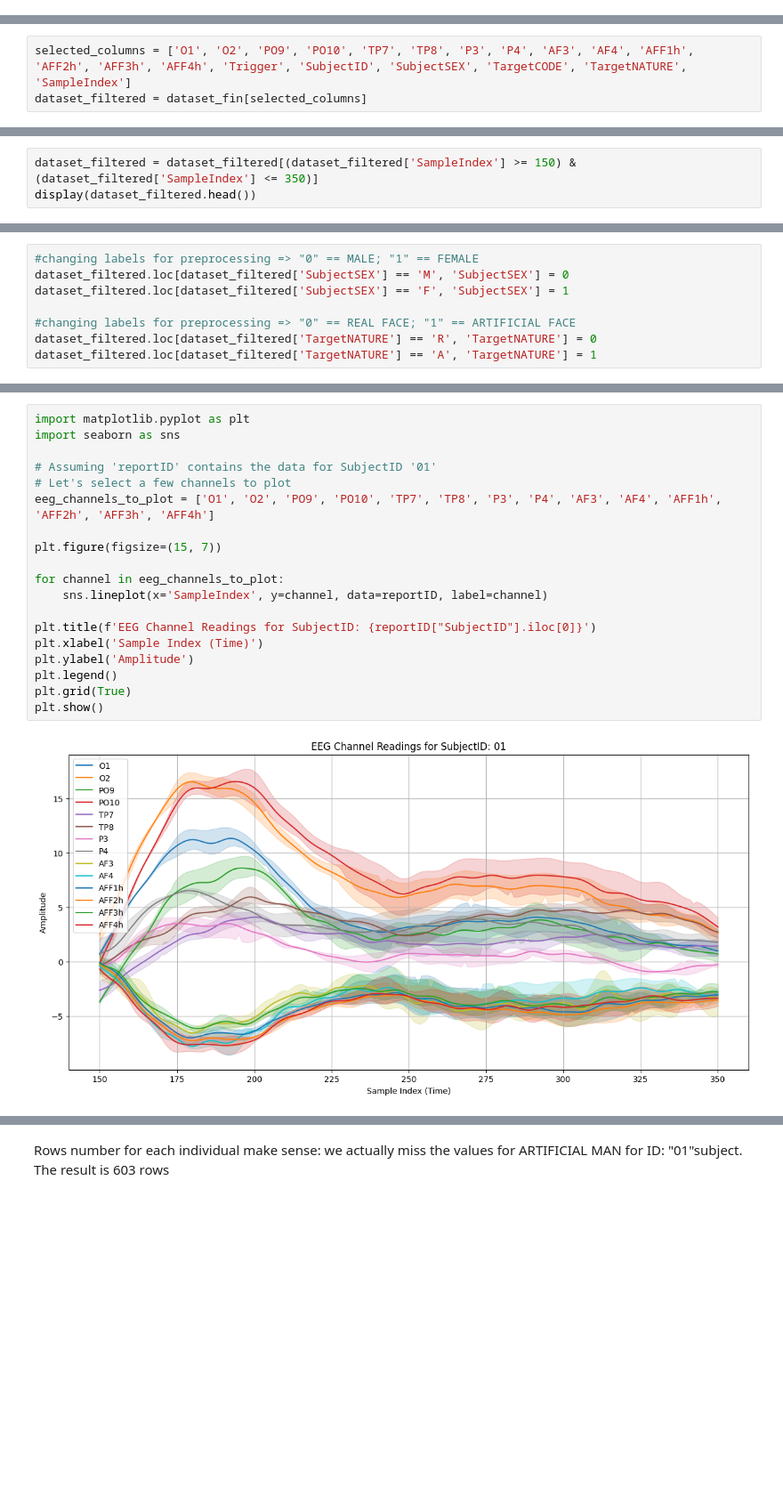
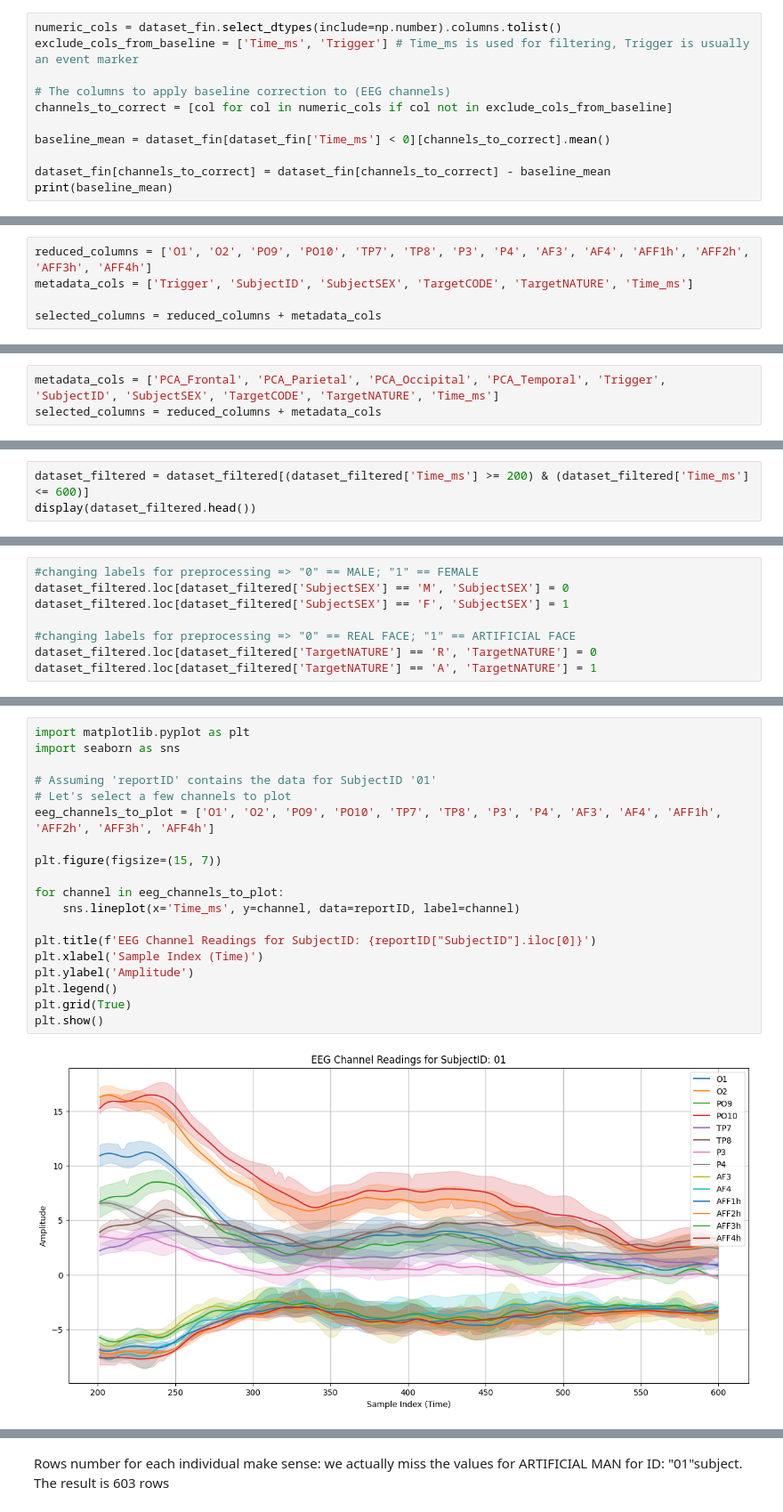
Before and after one commit to Pablo-Rimoldi/neural-classification-artificial-faces, a Jupyter notebook: notebooks/PREPROCESSING_EEG.ipynb, the cells around one changed output, grey strips where cells are left out. Shown at 89% size. Cells and saved outputs as stored; diff of their text form; blank space fills up the shorter version.

Commit message:
PCA addition and time-window improvement
I added PCA based on  different brain region, following anatomical literature. Moreover I adjusted the time-windows

```diff
--- a/notebooks/PREPROCESSING_EEG.ipynb
+++ b/notebooks/PREPROCESSING_EEG.ipynb
@@ -72,0 +115,11 @@ dataset_fin
+# %%
+numeric_cols = dataset_fin.select_dtypes(include=np.number).columns.tolist()
+exclude_cols_from_baseline = ['Time_ms', 'Trigger'] # Time_ms is used for filtering, Trigger is usually an event marker
+
+# The columns to apply baseline correction to (EEG channels)
+channels_to_correct = [col for col in numeric_cols if col not in exclude_cols_from_baseline]
+
+baseline_mean = dataset_fin[dataset_fin['Time_ms'] < 0][channels_to_correct].mean()
+
+dataset_fin[channels_to_correct] = dataset_fin[channels_to_correct] - baseline_mean
+print(baseline_mean)
@@ -75,3 +144,5 @@ We do not need to use all the channels. We choose the most meaningful
 # %%
-selected_columns = ['O1', 'O2', 'PO9', 'PO10', 'TP7', 'TP8', 'P3', 'P4', 'AF3', 'AF4', 'AFF1h', 'AFF2h', 'AFF3h', 'AFF4h', 'Trigger', 'SubjectID', 'SubjectSEX', 'TargetCODE', 'TargetNATURE', 'SampleIndex']
-dataset_filtered = dataset_fin[selected_columns]
+reduced_columns = ['O1', 'O2', 'PO9', 'PO10', 'TP7', 'TP8', 'P3', 'P4', 'AF3', 'AF4', 'AFF1h', 'AFF2h', 'AFF3h', 'AFF4h']
+metadata_cols = ['Trigger', 'SubjectID', 'SubjectSEX', 'TargetCODE', 'TargetNATURE', 'Time_ms']
+
+selected_columns = reduced_columns + metadata_cols
@@ -77,0 +205,3 @@ dataset_filtered = dataset_fin[selected_columns]
+# %%
+metadata_cols = ['PCA_Frontal', 'PCA_Parietal', 'PCA_Occipital', 'PCA_Temporal', 'Trigger', 'SubjectID', 'SubjectSEX', 'TargetCODE', 'TargetNATURE', 'Time_ms']
+selected_columns = reduced_columns + metadata_cols
@@ -97,4 +229,4 @@ Each sample index represents a step in time, each step is equal to 2 ms (since w
 # %%
-dataset_filtered = dataset_filtered[(dataset_filtered['SampleIndex'] >= 150) & (dataset_filtered['SampleIndex'] <= 350)]
+dataset_filtered = dataset_filtered[(dataset_filtered['Time_ms'] >= 200) & (dataset_filtered['Time_ms'] <= 600)]
 display(dataset_filtered.head())
 # %% [output]
@@ -137,24 +270,24 @@ just to be sure that we are looking at significant (and hopefully correct) prepr
 # %%
 import matplotlib.pyplot as plt
 import seaborn as sns
 
 # Assuming 'reportID' contains the data for SubjectID '01'
 # Let's select a few channels to plot
 eeg_channels_to_plot = ['O1', 'O2', 'PO9', 'PO10', 'TP7', 'TP8', 'P3', 'P4', 'AF3', 'AF4', 'AFF1h', 'AFF2h', 'AFF3h', 'AFF4h']
 
 plt.figure(figsize=(15, 7))
 
 for channel in eeg_channels_to_plot:
-    sns.lineplot(x='SampleIndex', y=channel, data=reportID, label=channel)
+    sns.lineplot(x='Time_ms', y=channel, data=reportID, label=channel)
 
 plt.title(f'EEG Channel Readings for SubjectID: {reportID["SubjectID"].iloc[0]}')
 plt.xlabel('Sample Index (Time)')
 plt.ylabel('Amplitude')
 plt.legend()
 plt.grid(True)
 plt.show()
 # %% [output]
-[figure, old version]
+[figure, new version]
 # %%
 unique_subject_codes = reportID['TargetCODE'].unique()
 
```
Also changed, not shown: parts of 19 cells of this notebook, 1 other file.
